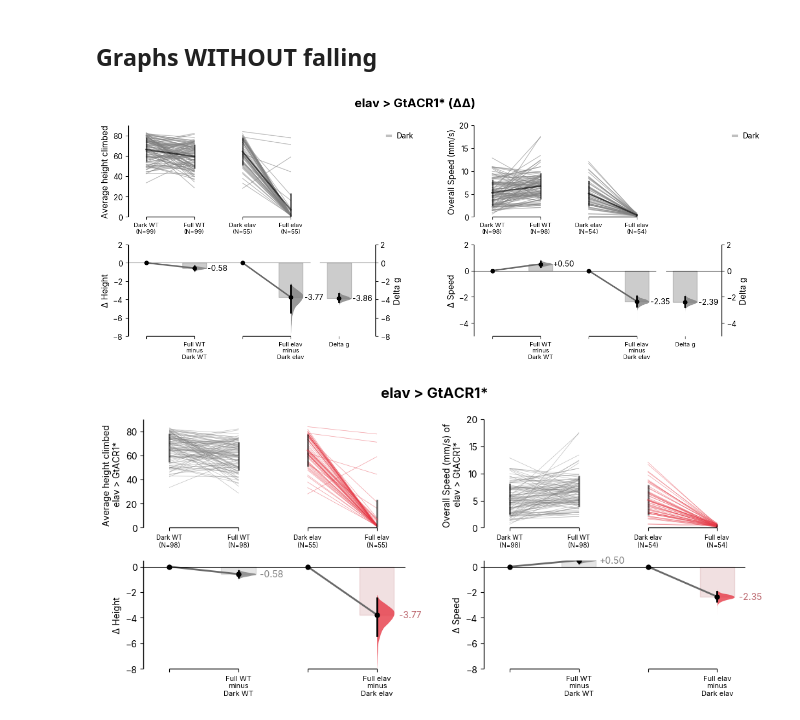
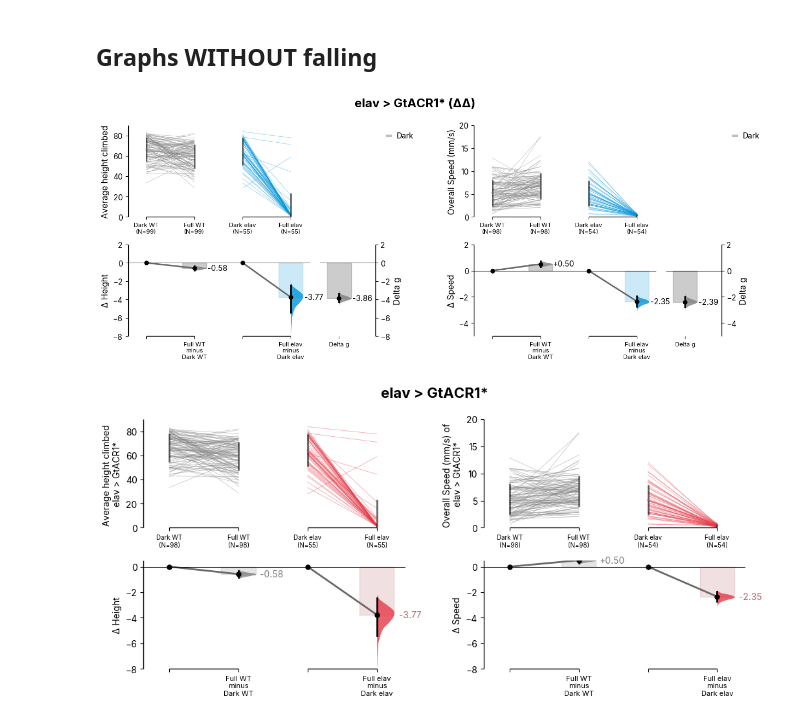
Before and after one commit to lnicole08/deltaG_screen, a Jupyter notebook: Dabest_three_plots_recovery_streamlined2.ipynb, the cells around one changed output. Cells and saved outputs as stored; diff of their text form; code cells hidden in the pictures.

```diff
--- a/Dabest_three_plots_recovery_streamlined2.ipynb
+++ b/Dabest_three_plots_recovery_streamlined2.ipynb
@@ -42,7 +45,7 @@ workcomp = "C:\\Users\\User"
 laptop = "C:\\Users\\lnico"
 officecomp = "C:\\Users\\Star"
 homecomp = "D:"
-specifiedpath = workcomp
+specifiedpath = homecomp
 
 #Comment depending on project type
 
@@ -602,6 +634,5 @@ velocity_dabest_delta2 = dabest.load(
 # %%
-# Plot delta2 (delta-delta) visualization
-import seaborn as sns
+
 
 if "eOPN3" in responder:
     responderrename = responder.replace("eOPN3", "AsOPN3").replace("(iii)M4", " ")
@@ -615,40 +646,42 @@ fig_delta2, axes_delta2 = plt.subplots(1, 2, figsize=(14, 5), gridspec_kw={'wspa
 
 common_style = {'fontsize_rawxlabel': 8, 'fontsize_rawylabel': 11, 'fontsize_contrastxlabel': 8,
                 'fontsize_contrastylabel': 11, 'fontsize_delta2label': 11, 'contrast_marker_size': 5}
 
 firstcolor = '#808080'
-secondcolor = "#0095DA"  # Blue color for driver
+secondcolor = "#0095DA"
 
-# Height delta2 plot
 height_dabest_delta2.hedges_g.plot(
     raw_label=f"Average height climbed",
     contrast_label="Δ Height",
-   raw_ylim=(0, 90),
+    raw_ylim=(0, 90),
     contrast_ylim=(-8, 2),
     custom_palette=[firstcolor, secondcolor],
+    slopegraph_kwargs={'linewidth': 0.5},
     ax=axes_delta2[0],
     **common_style
 )
 
-# Velocity delta2 plot
 velocity_dabest_delta2.hedges_g.plot(
     raw_label=f"Overall Speed (mm/s)",
     contrast_label="Δ Speed",
     raw_ylim=(0, 20),
     contrast_ylim=(-5, 2),
     custom_palette=[firstcolor, secondcolor],
+    slopegraph_kwargs={'linewidth': 0.5},
     ax=axes_delta2[1],
     **common_style
 )
 
-# Set title and save
+recolor_delta2(axes_delta2[0], firstcolor, secondcolor)
+recolor_delta2(axes_delta2[1], firstcolor, secondcolor)
+
 fig_delta2.suptitle(display_name_delta2, fontsize=16, fontweight='bold')
 mpl.rcParams['svg.fonttype'] = 'none'
 plt.rcParams['font.family'] = 'Inter'
-fig_delta2.savefig(savefiglocation + "delta2plots_" + date + "_" + transgenic + ".svg")
+#fig_delta2.savefig(savefiglocation + "delta2plots_" + date + "_" + transgenic + ".svg")
 plt.show()
 # %% [output]
-[figure, old version]
+[figure, new version]
 # %%
 # Load and preprocess data
 experimental_data = pd.read_csv(expt_file)
```
Also changed, not shown: parts of 3 cells of this notebook, 2 other files.
